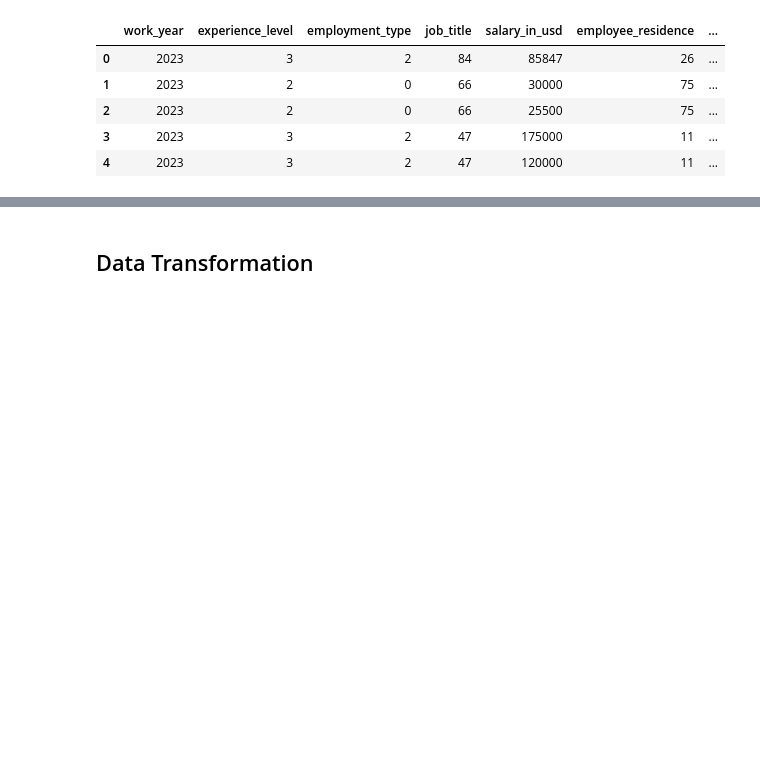
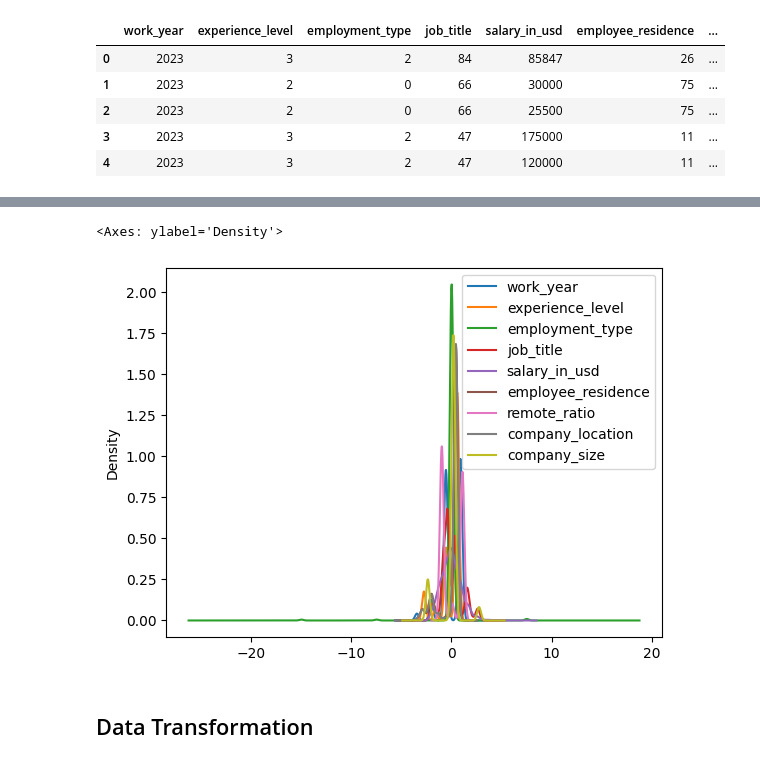
Before and after one commit to yousefmrashad/checkdata, a Jupyter notebook: checkdata.ipynb, the cells around one changed output, grey strips where cells are left out. Cells and saved outputs as stored; diff of their text form; code cells hidden in the pictures; blank space fills up the shorter version.

Commit message:
Scale

```diff
--- a/checkdata.ipynb
+++ b/checkdata.ipynb
@@ -50,0 +56,5 @@ df.head()
+# %%
+df_scaled = skl.preprocessing.StandardScaler().fit_transform(df)
+# %%
+df2 = pd.DataFrame(df_scaled, columns = df.columns)
+df2.head()
@@ -51,3 +68,8 @@ df.head()
+# %%
+df2.plot.kde()
+# %% [output]
+<Axes: ylabel='Density'>
+[figure, added]
 # %% [markdown]
 ## Data Transformation
 # %% [markdown]
```
Also changed, not shown: parts of 2 cells of this notebook.
